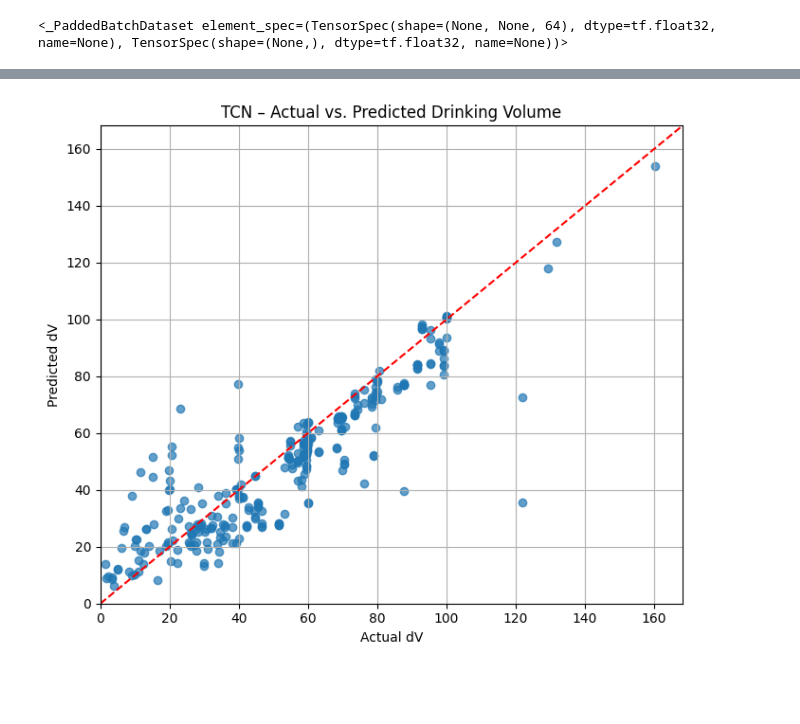
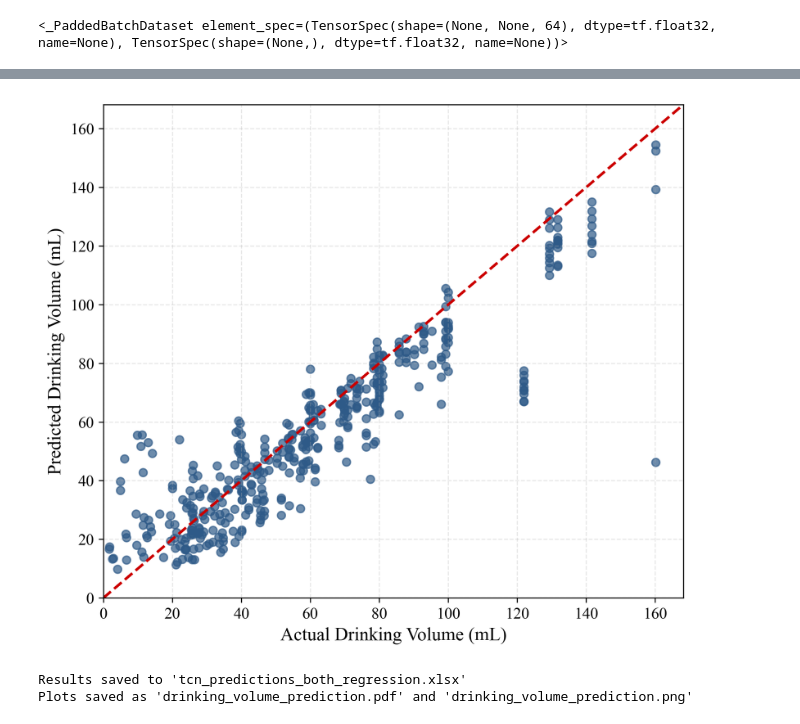
Before and after one commit to alirezamxi/Hydrocare, a Jupyter notebook: labeled/june/inspection/clean_TCN-dataaugmentation.ipynb, the cells around one changed output, grey strips where cells are left out. Cells and saved outputs as stored; diff of their text form; code cells hidden in the pictures; blank space fills up the shorter version.

Commit message:
Add cleaned and split data for TCN project

```diff
--- a/labeled/june/inspection/clean_TCN-dataaugmentation.ipynb
+++ b/labeled/june/inspection/clean_TCN-dataaugmentation.ipynb
@@ -9,8 +9,8 @@ import pandas as pd
 from pathlib import Path
 from tensorflow.keras.optimizers import SGD, Adam, RMSprop, Adagrad, Adamax, Nadam, Adadelta
 
-rng = np.random.default_rng(32)
-tf.keras.utils.set_random_seed(32)
+rng = np.random.default_rng(79)
+tf.keras.utils.set_random_seed(79)
 tf.debugging.enable_check_numerics()          # crash early on NaN/Inf
 # %% [output]
 INFO:tensorflow:Enabled check-numerics callback in thread MainThread
@@ -20,7 +20,10 @@ INFO:tensorflow:Enabled check-numerics callback in thread MainThread
 # ------------------------------------------------------------------
 FILES = [
     "previous_dv0_withoutstraw_sipCAdded.xlsx",
+    "previous_dv0_withstraw_sipCAdded.xlsx",
     "dv0_withoutstraw_sipCAdded.xlsx",
+
+    "dv0_withstraw_sipCAdded.xlsx",
                        # ← put your second file name here
     # "third_file.xlsx",
 ]
@@ -722,17 +743,46 @@ First 50 predictions:
 # %%
 # ====================================================================
-# 8. scatter plot
+# 8. scatter plot and save data
 # ====================================================================
-plt.figure(figsize=(7, 6))
-plt.scatter(y_test, y_pred, alpha=0.7)
+plt.figure(figsize=(7, 6), dpi=300)  # Higher DPI for publication quality
+plt.rcParams.update({
+    'font.family': 'Times New Roman',  # Standard academic font
+    'font.size': 12,
+    'axes.labelsize': 14,
+    'axes.titlesize': 16,
+    'xtick.labelsize': 12,
+    'ytick.labelsize': 12
+})
+
+plt.scatter(y_test, y_pred, alpha=0.7, color='#2E5A88')  # Professional blue color
 lims = [0, max(y_test.max(), y_pred.max()) * 1.05]
-plt.plot(lims, lims, "r--")
+plt.plot(lims, lims, "--", color='#CC0000', linewidth=2)  # Darker red for clarity
 plt.xlim(lims); plt.ylim(lims)
-plt.xlabel("Actual dV"); plt.ylabel("Predicted dV")
-plt.title("TCN – Actual vs. Predicted Drinking Volume")
-plt.grid(True); plt.tight_layout(); plt.show()
+
+plt.xlabel("Actual Drinking Volume (mL)")
+plt.ylabel("Predicted Drinking Volume (mL)")
+# Removed title for academic publication - figure caption will be used instead
+
+plt.grid(True, linestyle='--', alpha=0.3)
+plt.tight_layout()
+
+# Save high-quality figure for publication
+plt.savefig('drinking_volume_prediction.pdf', format='pdf', bbox_inches='tight')
+plt.savefig('drinking_volume_prediction.png', format='png', dpi=300, bbox_inches='tight')
+plt.show()
+
+# Save predictions to Excel file for Tableau
+results_df = pd.DataFrame({
+    'Actual_Volume': y_test,
+    'Predicted_Volume': y_pred
+})
+results_df.to_excel('tcn_predictions_both_regression.xlsx', index=False)
+print("Results saved to 'tcn_predictions_both_regression.xlsx'")
+print("Plots saved as 'drinking_volume_prediction.pdf' and 'drinking_volume_prediction.png'")
 # %% [output]
-[figure, old version]
+[figure, new version]
+Results saved to 'tcn_predictions_both_regression.xlsx'
+Plots saved as 'drinking_volume_prediction.pdf' and 'drinking_volume_prediction.png'
 # %%
 # print("First 5 log targets  :", y_train_s[:5])
 # print("First 5 raw targets  :", y_train[:5])
```
Also changed, not shown: parts of 13 cells of this notebook, 14 other files.
